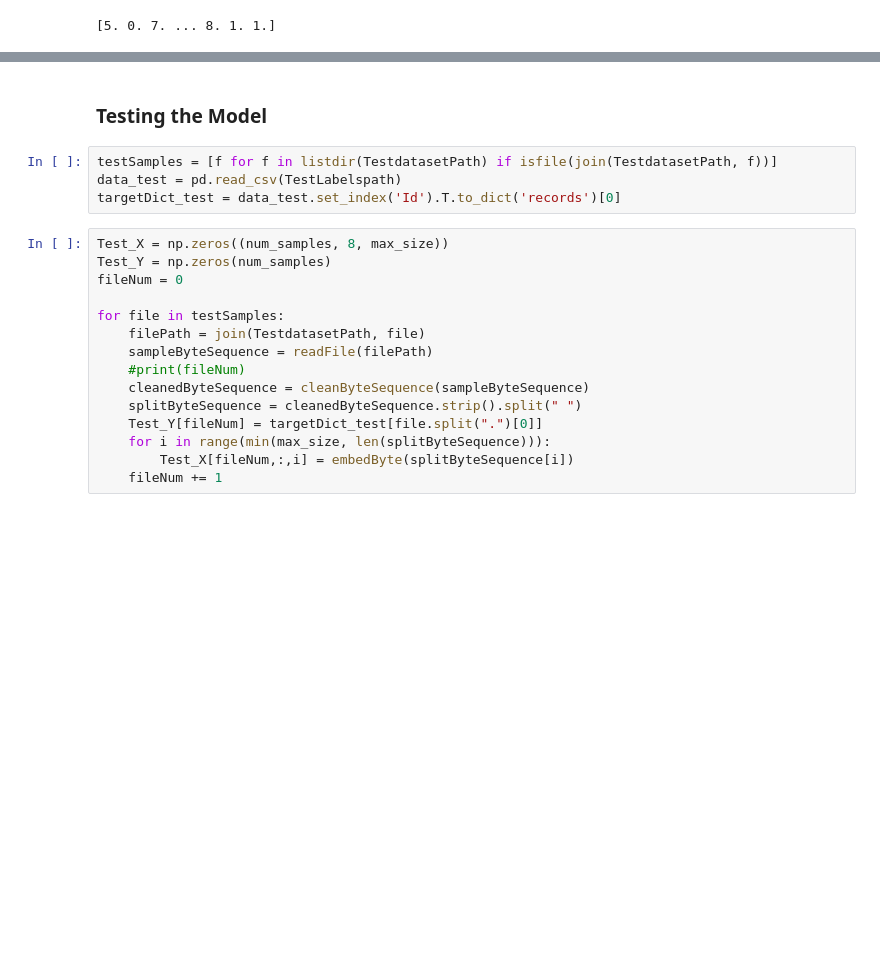
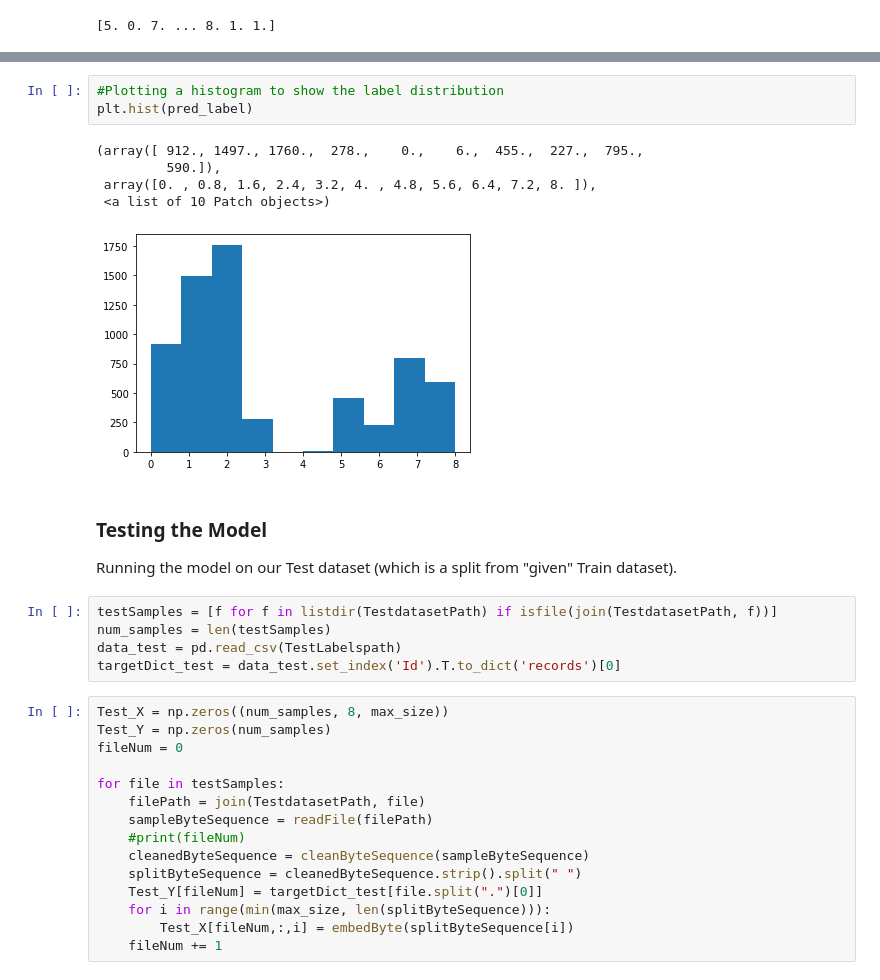
Before and after one commit to bharathkarumudi/Data-Mining-Machine-Learning, a Jupyter notebook: 9. Malware Classification/Code/MalConv-Python/Malware-CNN-Malconv.ipynb, the cells around one changed output, grey strips where cells are left out. Drawn from its saved outputs; the diff is of its cells as text; blank space fills up the shorter version.

```diff
--- a/9. Malware Classification/Code/MalConv-Python/Malware-CNN-Malconv.ipynb
+++ b/9. Malware Classification/Code/MalConv-Python/Malware-CNN-Malconv.ipynb
@@ -248,7 +241,18 @@ print(datetime.datetime.now())
-# %% [markdown]
-### Testing the Model
+# %%
+#Plotting a histogram to show the label distribution
+plt.hist(pred_label)
+# %% [output]
+(array([ 912., 1497., 1760.,  278.,    0.,    6.,  455.,  227.,  795.,
+         590.]),
+ array([0. , 0.8, 1.6, 2.4, 3.2, 4. , 4.8, 5.6, 6.4, 7.2, 8. ]),
+ <a list of 10 Patch objects>)
+[figure, added]
+# %% [markdown]
+### Testing the Model
+Running the model on our Test dataset (which is a split from "given" Train dataset).
 # %%
 testSamples = [f for f in listdir(TestdatasetPath) if isfile(join(TestdatasetPath, f))]
+num_samples = len(testSamples)
 data_test = pd.read_csv(TestLabelspath)
 targetDict_test = data_test.set_index('Id').T.to_dict('records')[0]
 # %%
```
Also changed, not shown: parts of 31 cells of this notebook, 22 other files.
